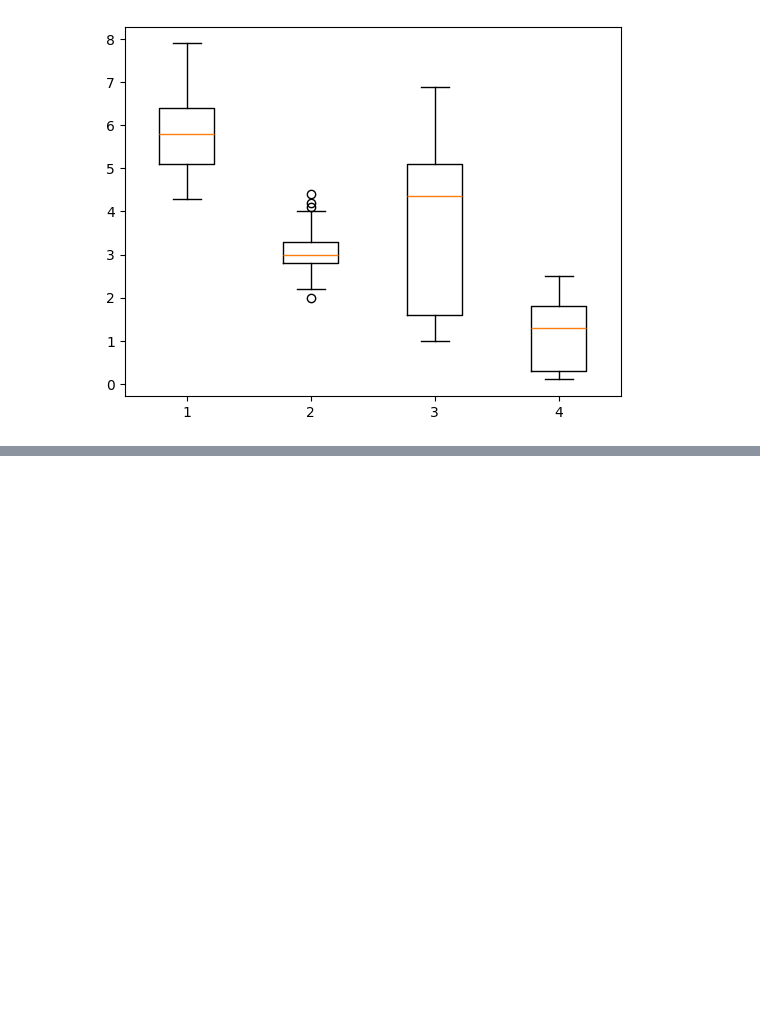
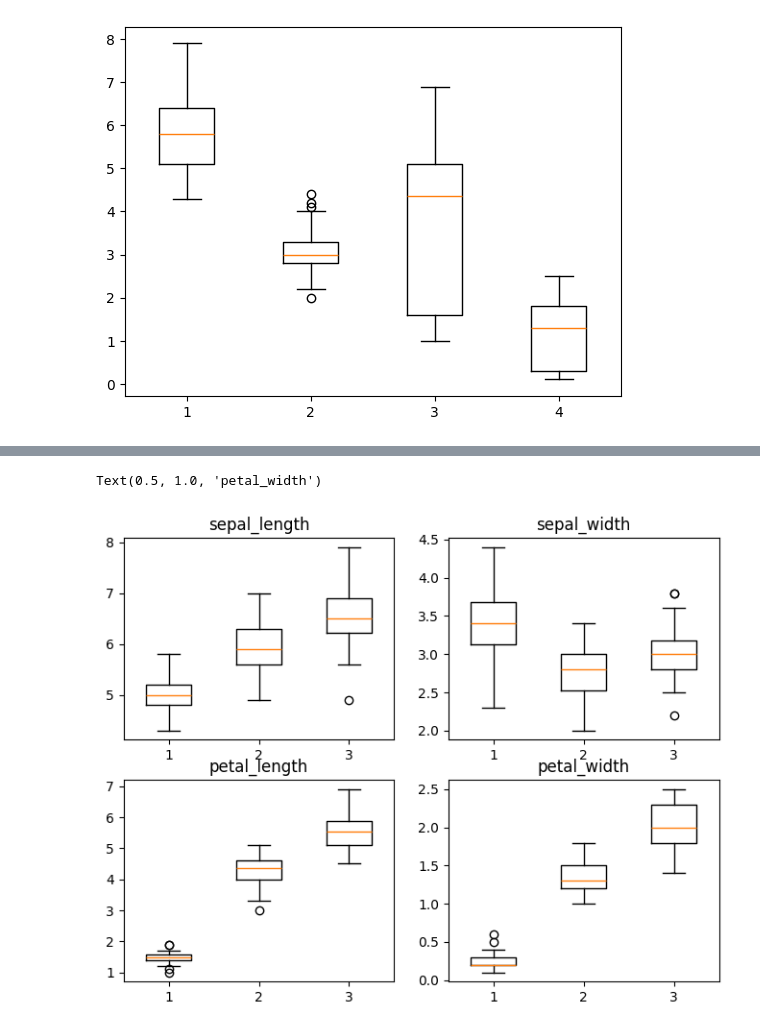
Before and after one commit to Sumukha11/Data-Analysis, a Jupyter notebook: Iris data plot/Iris data Plot.ipynb, the cells around one changed output, grey strips where cells are left out. Drawn from its saved outputs; the diff is of its cells as text; code cells hidden in the pictures; blank space fills up the shorter version.

```diff
--- a/Iris data plot/Iris data Plot.ipynb
+++ b/Iris data plot/Iris data Plot.ipynb
@@ -206,0 +215,22 @@ plt.boxplot([df[0],df[1],df[2],df[3]])
+# %%
+#setting up a 2x2 grid of subplots
+fig, ax =plt.subplots(2,2, figsize=(8,6))
+
+#Creating 4 lists each containing data for all 3 species of the Iris dataset corresponding to the 4 Columns.
+A= [df[0][df.species == 'Iris-setosa'],df[0][df.species == 'Iris-versicolor'],df[0][df.species == 'Iris-virginica']]
+B= [df[1][df.species == 'Iris-setosa'],df[1][df.species == 'Iris-versicolor'],df[1][df.species == 'Iris-virginica']]
+C= [df[2][df.species == 'Iris-setosa'],df[2][df.species == 'Iris-versicolor'],df[2][df.species == 'Iris-virginica']]
+D= [df[3][df.species == 'Iris-setosa'],df[3][df.species == 'Iris-versicolor'],df[3][df.species == 'Iris-virginica']]
+
+#Plotting the data in multiple BoxPlots
+ax[0, 0].boxplot(A, widths =0.5) #widths lets us set the width of the Boxplot
+ax[0, 0].set_title(cols[0])
+ax[0, 1].boxplot(B, widths =0.5)
+ax[0, 1].set_title(cols[1])
+ax[1, 0].boxplot(C, widths =0.5)
+ax[1, 0].set_title(cols[2])
+ax[1, 1].boxplot(D, widths =0.5)
+ax[1, 1].set_title(cols[3])
+# %% [output]
+Text(0.5, 1.0, 'petal_width')
+[figure, added]
```
Also changed, not shown: parts of 34 cells of this notebook.
